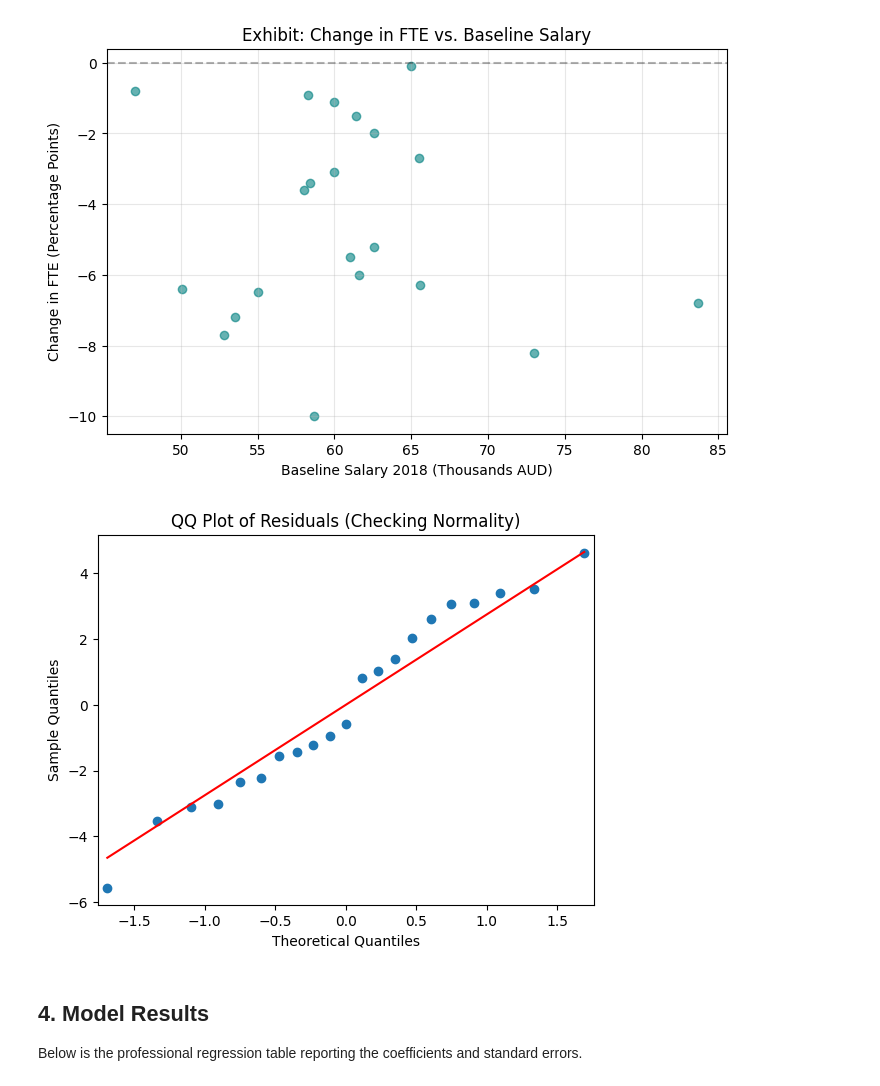
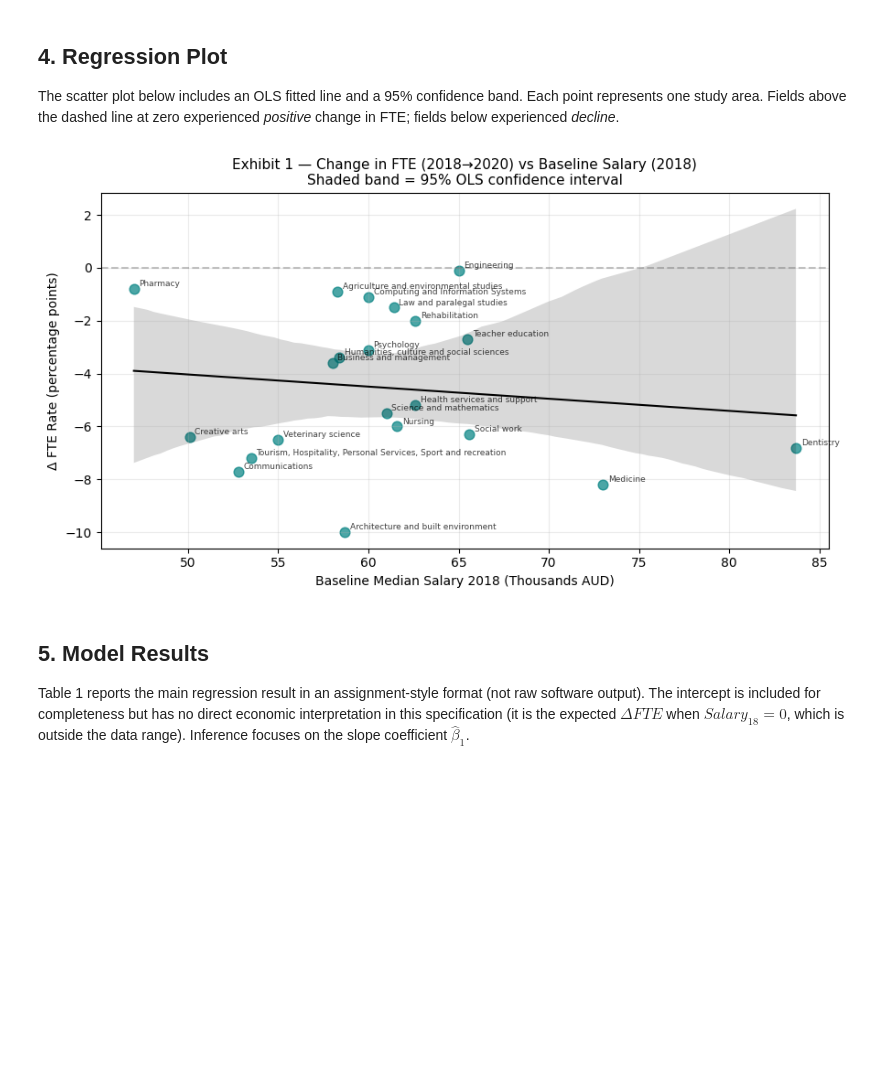
Before and after one commit to atikahtajarimim/ecc3479-project, a Jupyter notebook: code/econometric_analysis.ipynb, the cells around one changed output. Drawn from its saved outputs; the diff is of its cells as text; code cells hidden in the pictures; blank space fills up the shorter version.

```diff
--- a/code/econometric_analysis.ipynb
+++ b/code/econometric_analysis.ipynb
@@ -64,29 +138,49 @@ $$\Delta FTE_i = \beta_0 + \beta_1 (Salary_{18,i}) + \epsilon_i$$
+# %% [markdown]
+<a id='regplot'></a>
+## 4. Regression Plot
+
+The scatter plot below includes an OLS fitted line and a 95% confidence band.
+Each point represents one study area.
+Fields above the dashed line at zero experienced *positive* change in FTE; fields below experienced *decline*.
 # %%
-# Visualization: Scatter plot of the raw relationship
-plt.figure(figsize=(8,5))
-plt.scatter(df['Salary_18_k'], df['delta_fte'], color='teal', alpha=0.6)
-plt.axhline(0, color='black', linestyle='--', alpha=0.3)
-plt.xlabel('Baseline Salary 2018 (Thousands AUD)')
-plt.ylabel('Change in FTE (Percentage Points)')
-plt.title('Exhibit: Change in FTE vs. Baseline Salary')
-plt.grid(True, alpha=0.3)
+# ── Regression: define X and y, fit with HC3 robust SEs ─────────────────────
+y = df["delta_fte"]
+X = sm.add_constant(df["Salary_18_k"])
+model = sm.OLS(y, X).fit(cov_type="HC3")
+
+# ── Regression plot: fitted line + 95 % CI ─────────────────────────────────
+fig, ax = plt.subplots(figsize=(9, 5))
+sns.regplot(
+    data=df, x="Salary_18_k", y="delta_fte",
+    scatter_kws={"alpha": 0.7, "color": "teal", "s": 60},
+    line_kws={"color": "black", "linewidth": 1.5},
+    ci=95, ax=ax
+)
+ax.axhline(0, color="dimgrey", linestyle="--", alpha=0.4)
+
+for _, row in df.iterrows():
+    ax.annotate(
+        row["Study_Area"],
+        xy=(row["Salary_18_k"], row["delta_fte"]),
+        xytext=(4, 2), textcoords="offset points",
+        fontsize=6.5, alpha=0.75
+    )
+
+ax.set_title("Exhibit 1 — Change in FTE (2018→2020) vs Baseline Salary (2018)\n"
+             "Shaded band = 95% OLS confidence interval", fontsize=11)
+ax.set_xlabel("Baseline Median Salary 2018 (Thousands AUD)")
+ax.set_ylabel("Δ FTE Rate (percentage points)")
+ax.grid(True, alpha=0.25)
+plt.tight_layout()
+fig.savefig(RESULTS_DIR / "exhibit1_regplot.png", dpi=300, bbox_inches="tight")
 plt.show()
-
-# Define and run regression
-y = df['delta_fte']
-X = sm.add_constant(df['Salary_18_k'])
-model = sm.OLS(y, X).fit(cov_type='HC3')
-
-# Display Model Diagnostics
-sm.qqplot(model.resid, line="s")
-plt.title('QQ Plot of Residuals (Checking Normality)')
-plt.show()
 # %% [output]
-[figure, old version]
+[figure, new version]
-[figure, removed]
 # %% [markdown]
 <a id='results'></a>
-## 4. Model Results
+## 5. Model Results
 
-Below is the professional regression table reporting the coefficients and standard errors.
+Table 1 reports the main regression result in an assignment-style format (not raw software output).
+The intercept is included for completeness but has no direct economic interpretation in this specification (it is the expected $\Delta FTE$ when $Salary_{18} = 0$, which is outside the data range).
+Inference focuses on the slope coefficient $\hat{\beta}_1$.
 # %%
```
Also changed, not shown: parts of 11 cells of this notebook, 8 other files.
